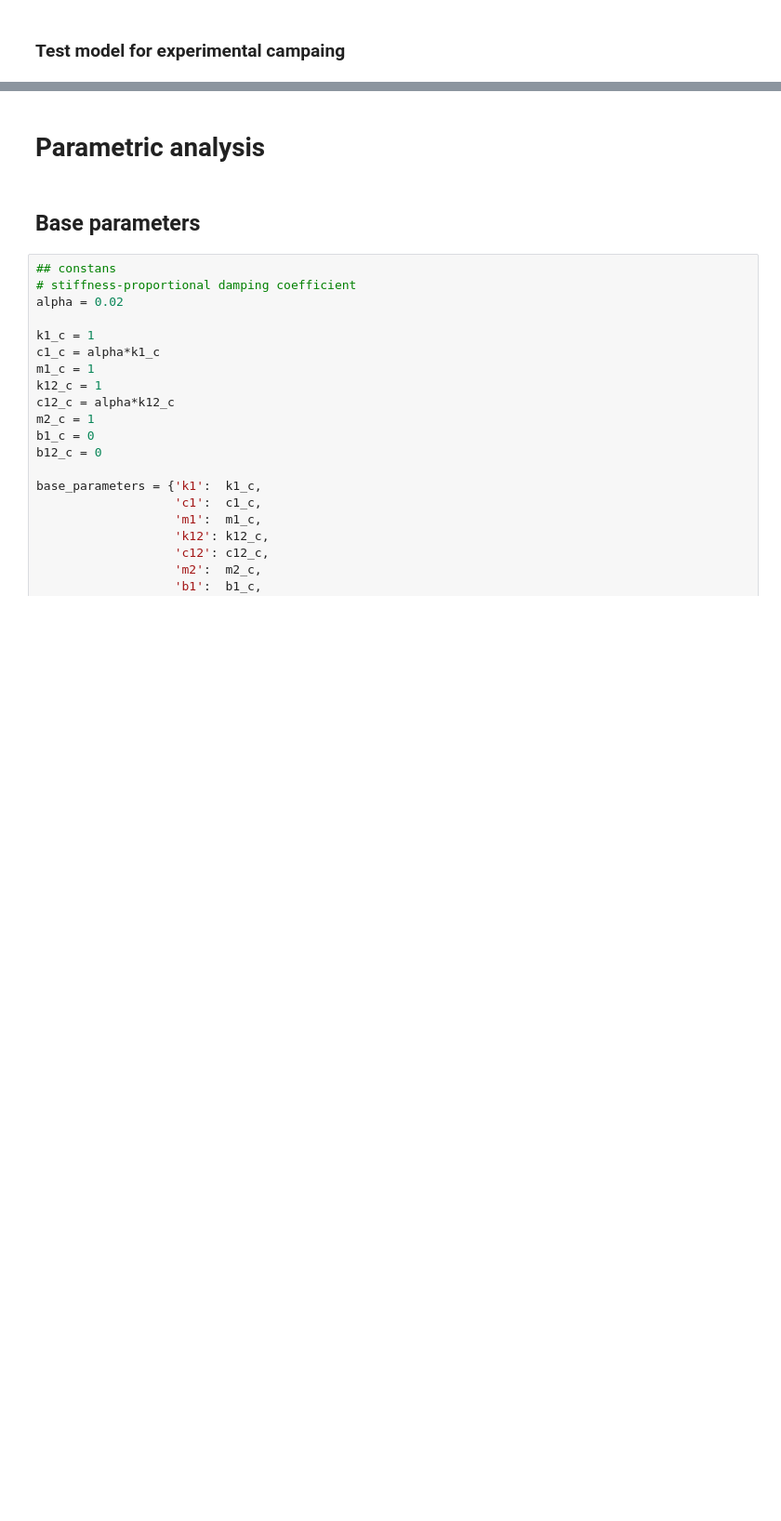
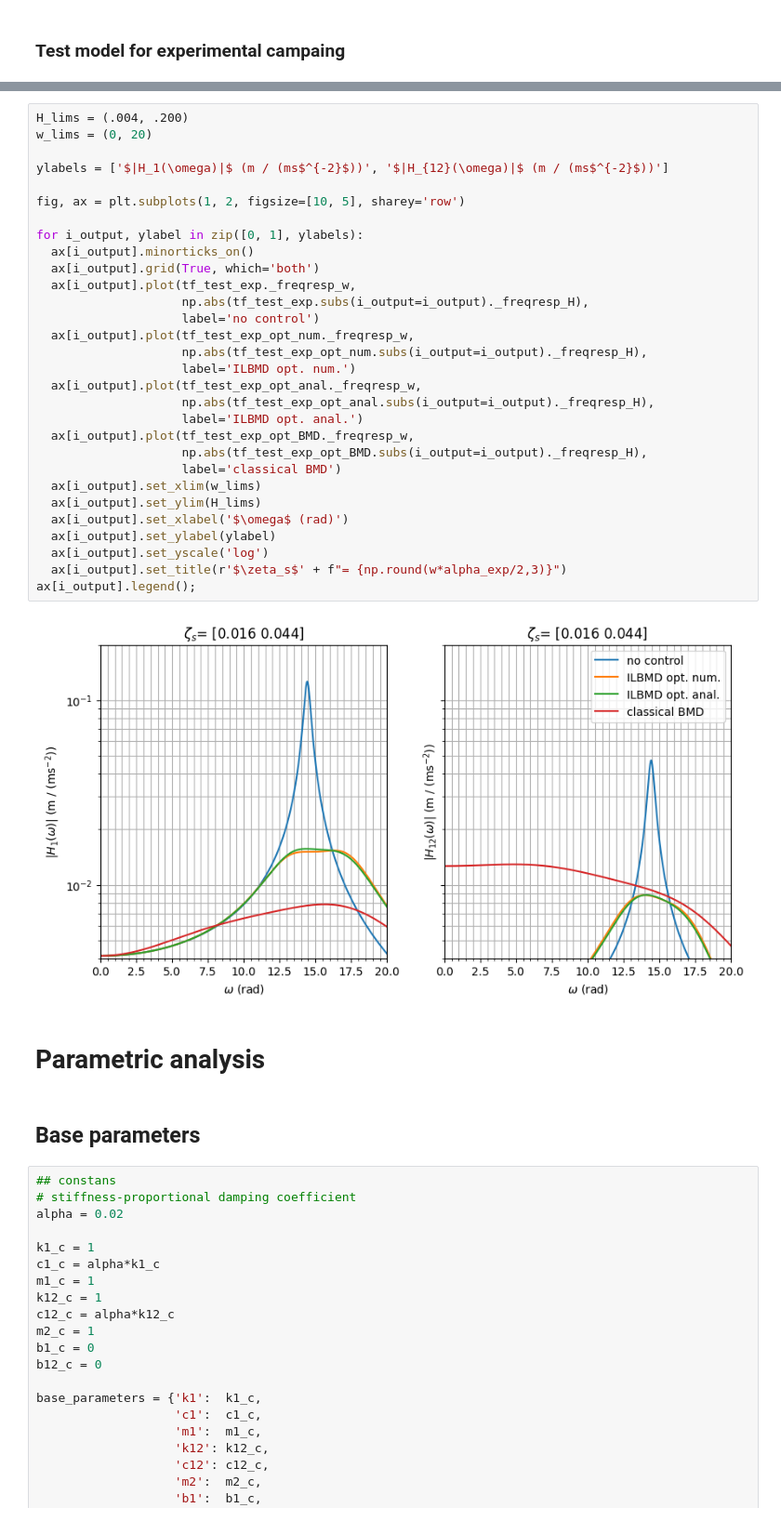
Before and after one commit to carloshernangarrido/vibration-control, a Jupyter notebook: 2dof_str_v6_uniform.ipynb, the cells around one changed output, grey strips where cells are left out. Shown at 93% size. Drawn from its saved outputs; the diff is of its cells as text; blank space fills up the shorter version.

```diff
--- a/2dof_str_v6_uniform.ipynb
+++ b/2dof_str_v6_uniform.ipynb
@@ -934,3 +1026,35 @@ optimal H12_inf:  0.011156561883281645  m / (m/s2)
+# %%
+H_lims = (.004, .200)
+w_lims = (0, 20)
+
+ylabels = ['$|H_1(\omega)|$ (m / (ms$^{-2}$))', '$|H_{12}(\omega)|$ (m / (ms$^{-2}$))']
+
+fig, ax = plt.subplots(1, 2, figsize=[10, 5], sharey='row')
+
+for i_output, ylabel in zip([0, 1], ylabels):
+  ax[i_output].minorticks_on()
+  ax[i_output].grid(True, which='both')
+  ax[i_output].plot(tf_test_exp._freqresp_w,
+                    np.abs(tf_test_exp.subs(i_output=i_output)._freqresp_H),
+                    label='no control')
+  ax[i_output].plot(tf_test_exp_opt_num._freqresp_w,
+                    np.abs(tf_test_exp_opt_num.subs(i_output=i_output)._freqresp_H),
+                    label='ILBMD opt. num.')
+  ax[i_output].plot(tf_test_exp_opt_anal._freqresp_w,
+                    np.abs(tf_test_exp_opt_anal.subs(i_output=i_output)._freqresp_H),
+                    label='ILBMD opt. anal.')
+  ax[i_output].plot(tf_test_exp_opt_BMD._freqresp_w,
+                    np.abs(tf_test_exp_opt_BMD.subs(i_output=i_output)._freqresp_H),
+                    label='classical BMD')
+  ax[i_output].set_xlim(w_lims)
+  ax[i_output].set_ylim(H_lims)
+  ax[i_output].set_xlabel('$\omega$ (rad)')
+  ax[i_output].set_ylabel(ylabel)
+  ax[i_output].set_yscale('log')
+  ax[i_output].set_title(r'$\zeta_s$' + f"= {np.round(w*alpha_exp/2,3)}")
+ax[i_output].legend();
+# %% [output]
+[figure, added]
 # %% [markdown]
 # Parametric analysis
 # %% [markdown]
```
Also changed, not shown: parts of 7 cells of this notebook.
